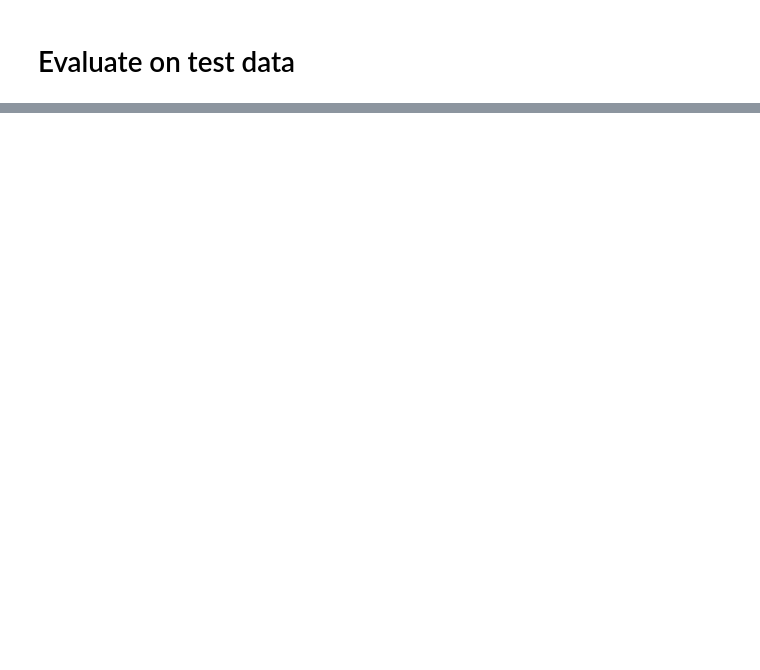
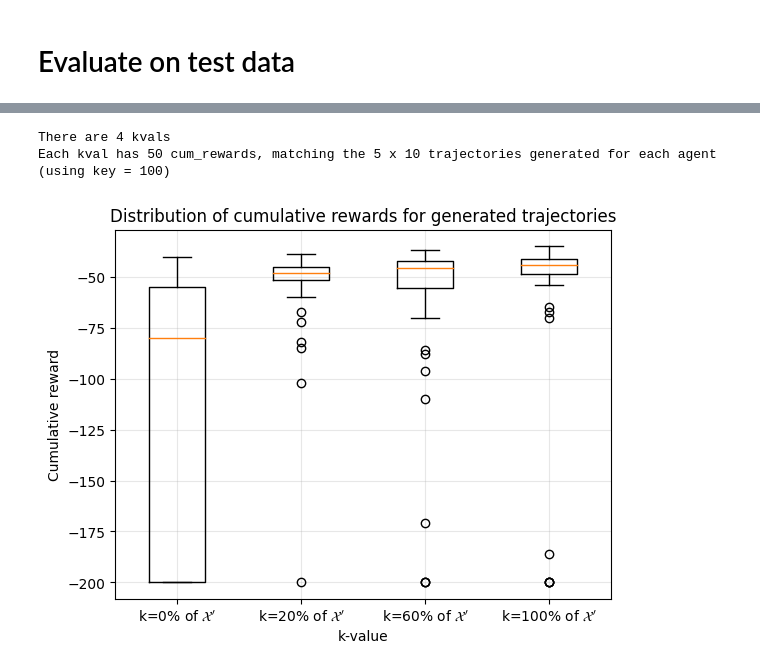
Before and after one commit to unhelkarlab/IDIL, a Jupyter notebook: notebooks/08_evaluate_CleanupSingle_runs.ipynb, the cells around one changed output, grey strips where cells are left out. Cells and saved outputs as stored; diff of their text form; code cells hidden in the pictures; blank space fills up the shorter version.

Commit message:
compared agains random benchmark

```diff
--- a/notebooks/08_evaluate_CleanupSingle_runs.ipynb
+++ b/notebooks/08_evaluate_CleanupSingle_runs.ipynb
@@ -239,0 +257,2 @@ plt.savefig("notebooks/figures/CS_cum_rews.png")
+# %%
+ENV_NAME = "CleanupSingle-v0"
@@ -239,0 +269,25 @@ plt.savefig("notebooks/figures/CS_cum_rews.png")
+# %%
+RUNS = [
+"es-100-01J5DMNXX0KSNHWYTN91AZMQP4-smalltrain-randomized",
+"es-100-01J5DHYH3XB0YZ4NAB1M2DYD4F-smalltrain-randomized",
+"es-100-01J5DF66YM4X5YX5MKRQYCXWKG-smalltrain-randomized",
+"es-100-01J5DCC9YKFTBZR4QQET6S21A5-smalltrain-randomized",
+"es-100-01J5D9N13D77AH6CS2N6HKXR3F-smalltrain-randomized",
+"es-60-01J5D6VQXB9T3H2FC40AF367GS-smalltrain-randomized",
+"es-60-01J5D43FSJDXVDCXVZYC2908PX-smalltrain-randomized",
+"es-60-01J5D1AT57XMR5NF0CFR3KWV71-smalltrain-randomized",
+"es-60-01J5CYJ89FQKR1QJQXHJQEANRV-smalltrain-randomized",
+"es-60-01J5CVT628PVKAGHKRV18N49YT-smalltrain-randomized",
+"es-20-01J5CS3CVH1CJ0CZ5BSW9R48C4-smalltrain-randomized",
+"es-20-01J5CPC5Y3X6M10VD5YYBTQA86-smalltrain-randomized",
+"es-20-01J5CKNW6R46BT7SW5YCKSKFJT-smalltrain-randomized",
+"es-20-01J5CH08E5ZDBJ1MQBAA5BVX9P-smalltrain-randomized",
+"es-20-01J5CE732CNFF0M6BVGXB3EQ4R-smalltrain-randomized",
+"es-0-01J5CBEH2C9XJFHW3NJ380HMCP-smalltrain-randomized",
+"es-0-01J5C8K27E34HH1RF3M42ZZA25-smalltrain-randomized",
+"es-0-01J5C5PZ29XV43M9YK0CX76MTN-smalltrain-randomized",
+"es-0-01J5C2TXS0XJZQVEFJ21F47PEM-smalltrain-randomized",
+"es-0-01J5C00STZHCE75V4S8W38QA94-smalltrain-randomized",
+]
+
+agents_control = nb_utils.get_trained_models(runs=RUNS, env_name=ENV_NAME)
@@ -239,0 +312,2 @@ plt.savefig("notebooks/figures/CS_cum_rews.png")
+# %%
+trajectories_control = nb_utils.get_agent_trajectories(runs=RUNS, env_name=ENV_NAME, num_trajectories=10)
@@ -239,0 +340,10 @@ plt.savefig("notebooks/figures/CS_cum_rews.png")
+# %%
+cum_rewards_control = nb_utils.get_cumulative_rewards(trajectories_control, agents_control)
+# %% [output]
+There are 4 kvals
+Each kval has 50 cum_rewards, matching the 5 x 10 trajectories generated for each agent (using key = 100)
+# %%
+nb_utils.plot_cum_rewards(cum_rewards_control)
+# plt.gca().set_ylim([-100, -10])
+# %% [output]
+[figure, added]
```
Also changed, not shown: parts of 19 cells of this notebook, 6 other files.
